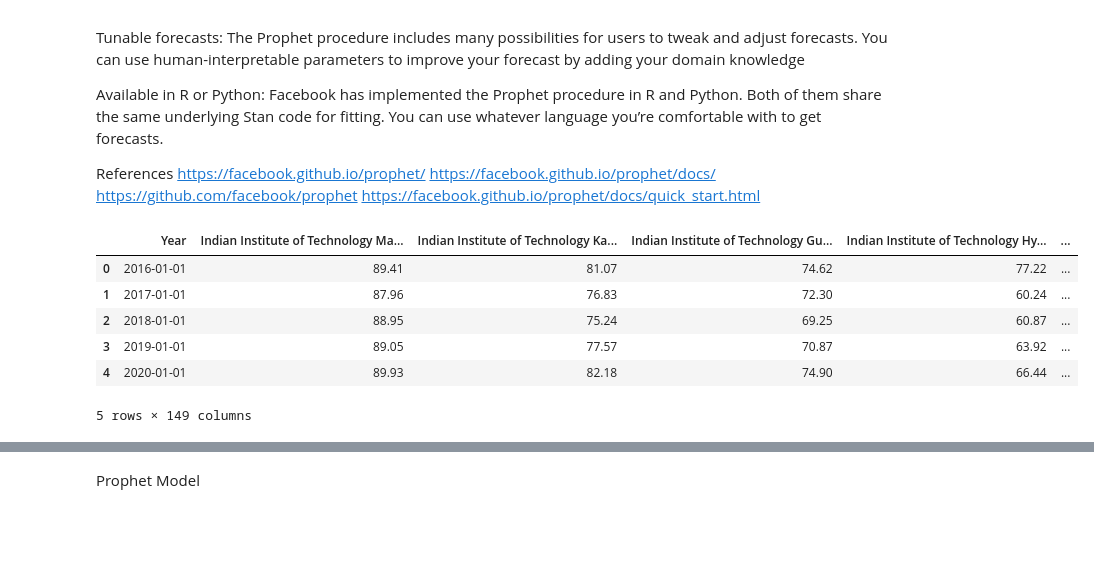
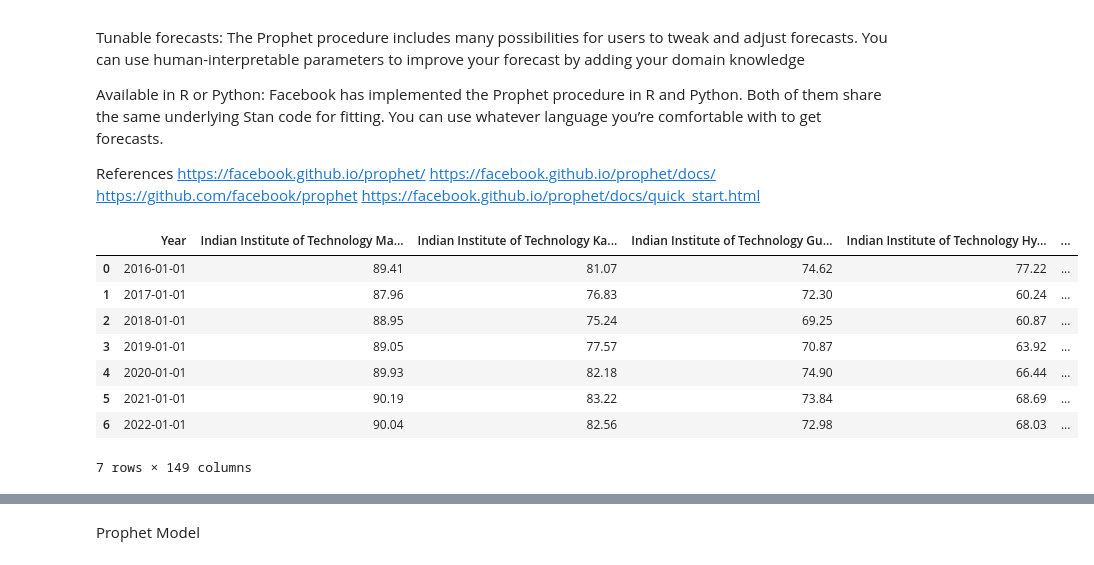
Before and after one commit to NIKHILKUMARREDDY28/Game-Analysis-Using-DeepLearning, a Jupyter notebook: Final Project.ipynb, the cells around one changed output, grey strips where cells are left out. Cells and saved outputs as stored; diff of their text form; code cells hidden in the pictures; blank space fills up the shorter version.

```diff
--- a/Final Project.ipynb
+++ b/Final Project.ipynb
@@ -52,16 +53,18 @@ https://facebook.github.io/prophet/docs/quick_start.html
 # %%
 df = pd.read_excel("/content/drive/MyDrive/final_proj/dataset.xlsx")
 df.head()
 df["Year"] = pd.to_datetime(df["Year"])
-df.head()
+df
 # %% [output]
 |  | Year | Indian Institute of Technology Ma... | Indian Institute of Technology Ka... | Indian Institute of Technology Gu... | Indian Institute of Technology Hy... | ... |
 | 0 | 2016-01-01 | 89.41 | 81.07 | 74.62 | 77.22 | ... |
 | 1 | 2017-01-01 | 87.96 | 76.83 | 72.30 | 60.24 | ... |
 | 2 | 2018-01-01 | 88.95 | 75.24 | 69.25 | 60.87 | ... |
 | 3 | 2019-01-01 | 89.05 | 77.57 | 70.87 | 63.92 | ... |
 | 4 | 2020-01-01 | 89.93 | 82.18 | 74.90 | 66.44 | ... |
+| 5 | 2021-01-01 | 90.19 | 83.22 | 73.84 | 68.69 | ... |
+| 6 | 2022-01-01 | 90.04 | 82.56 | 72.98 | 68.03 | ... |
-5 rows × 149 columns
+7 rows × 149 columns
 # %%
 colleges = df.columns[1:5]
 
```
Also changed, not shown: parts of 4 cells of this notebook.
